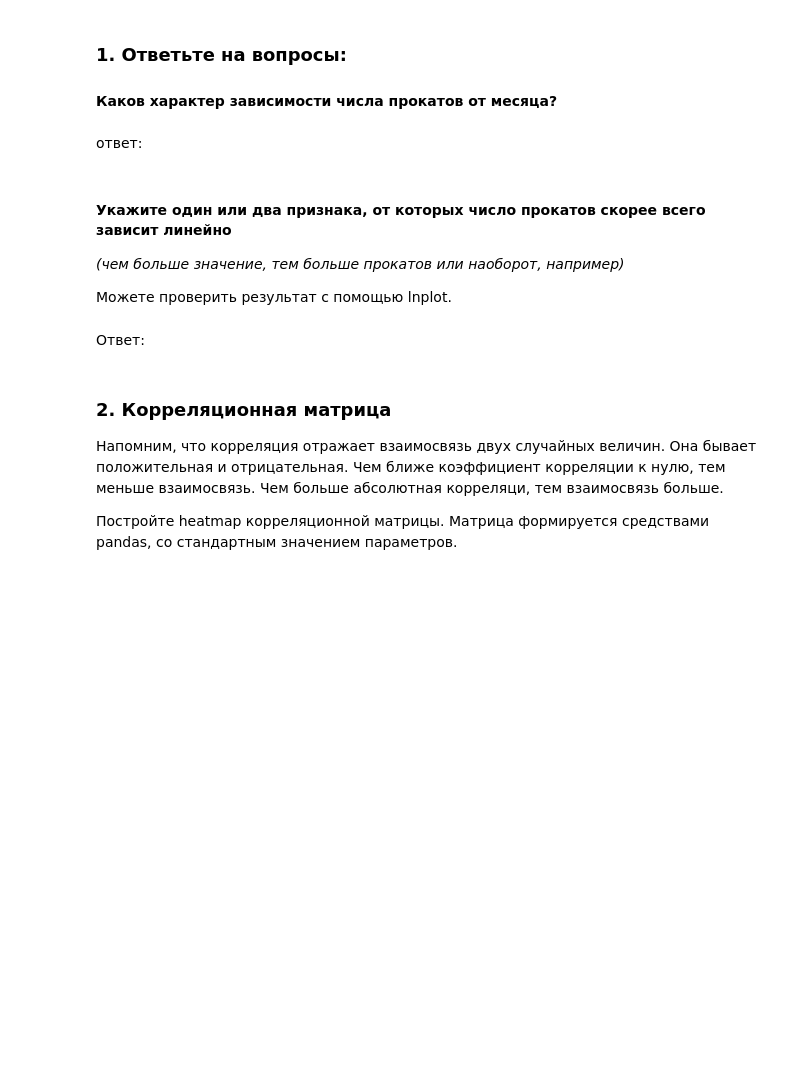
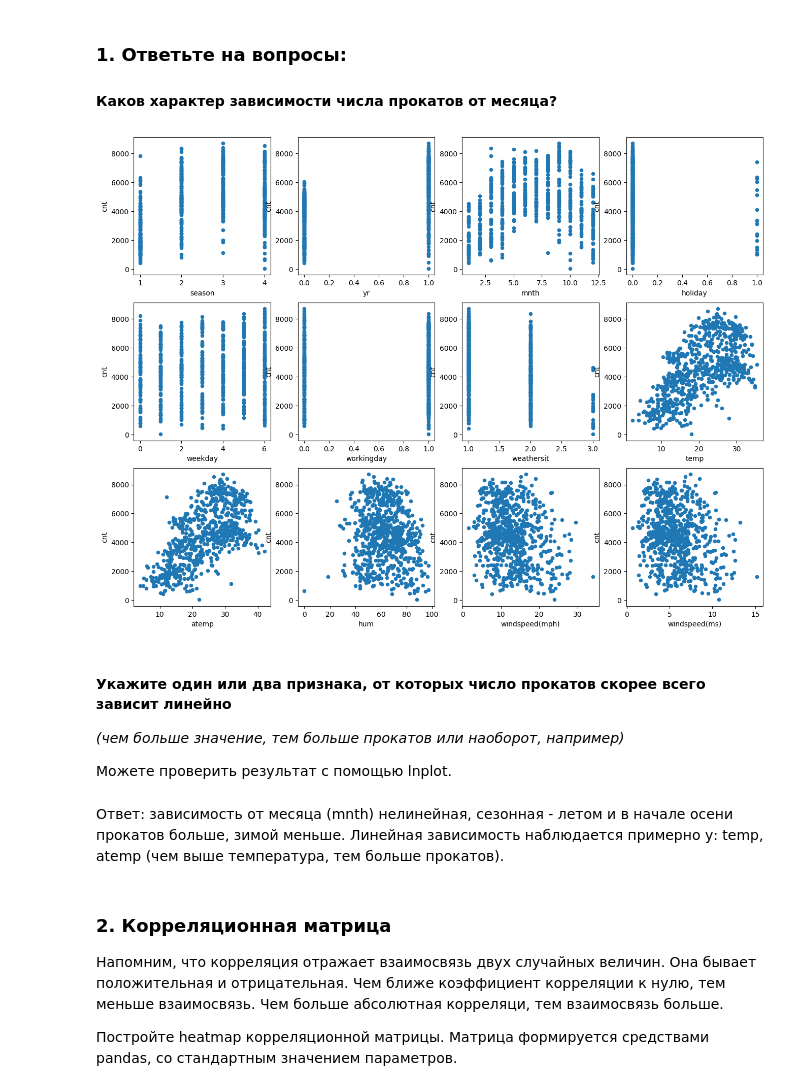
Before and after one commit to runessaa/-Streltsov-Projects, a Jupyter notebook: Практическая_работа_№3_Библиотека_Pandas.ipynb, the cells around one changed output. Drawn from its saved outputs; the diff is of its cells as text; code cells hidden in the pictures; blank space fills up the shorter version.

```diff
--- a/Практическая_работа_№3_Библиотека_Pandas.ipynb
+++ b/Практическая_работа_№3_Библиотека_Pandas.ipynb
@@ -406,15 +430,19 @@ for idx, feature in enumerate(df.columns[:-1]):
 ### 1. Ответьте на вопросы:
 
 #### Каков характер зависимости числа прокатов от месяца?
-# %% [markdown]
-ответ:
+# %%
+fig, axes = plt.subplots(nrows=3, ncols=4, figsize=(16, 12))
+for idx, feature in enumerate(df.columns[:-1]):
+  df.plot(feature, "cnt", kind="scatter", ax=axes[idx // 4, idx % 4])
+# %% [output]
+[figure, added]
 # %% [markdown]
 #### Укажите один или два признака, от которых число прокатов скорее всего зависит линейно
 _(чем больше значение, тем больше прокатов или наоборот, например)_
 
 Можете проверить результат с помощью lnplot.
-# %% [markdown]
-Ответ:
+# %% [markdown]
+Ответ: зависимость от месяца (mnth) нелинейная, сезонная - летом и в начале осени прокатов больше, зимой меньше. Линейная зависимость наблюдается примерно у: temp, atemp (чем выше температура, тем больше прокатов).
 # %% [markdown]
 ### 2. Корреляционная матрица
 
```
Also changed, not shown: parts of 22 cells of this notebook.
